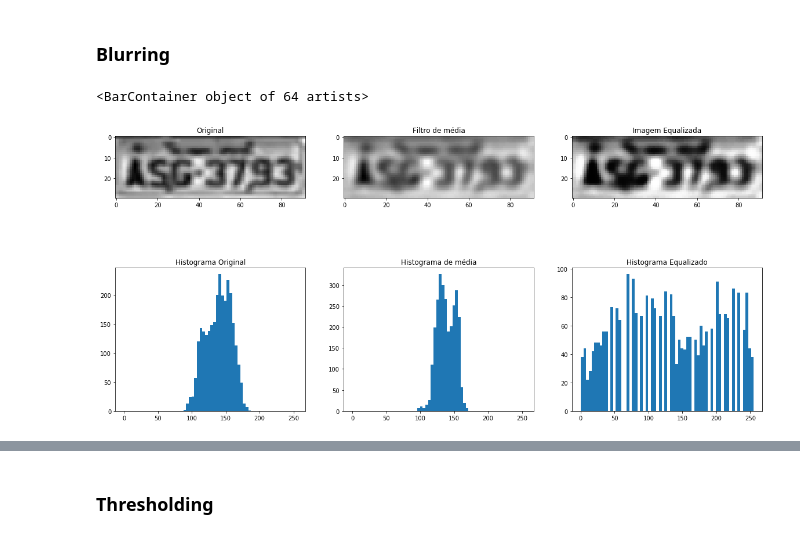
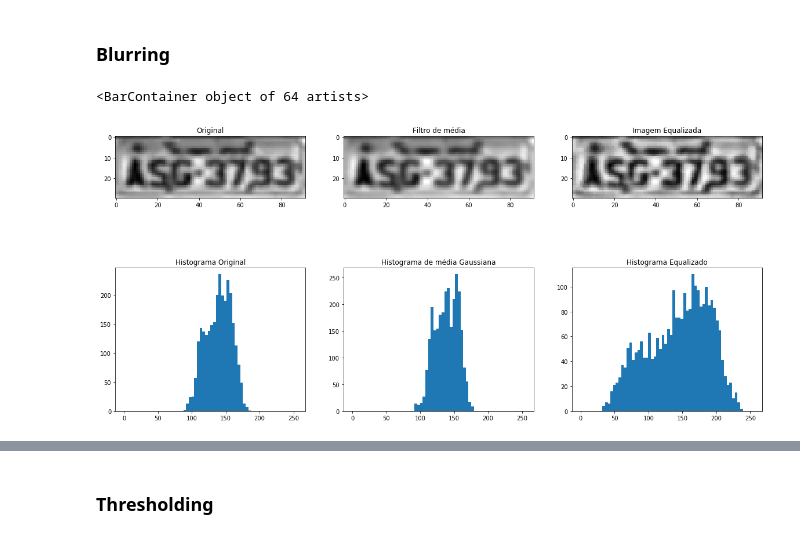
Before and after one commit to juliobguedes/ALPR-IA, a Jupyter notebook: code/Teste de Caracteres.ipynb, the cells around one changed output, grey strips where cells are left out. Cells and saved outputs as stored; diff of their text form; code cells hidden in the pictures.

```diff
--- a/code/Teste de Caracteres.ipynb
+++ b/code/Teste de Caracteres.ipynb
@@ -64,34 +73,37 @@ plt.bar(bin_centers, h, width=w)
 ###################################################################
 
 plt.subplot(2,3,2)
-teste_media = cv2.GaussianBlur(imagem.copy(), (5,5), 5, 5)
+# teste_media = cv2.GaussianBlur(imagem.copy(), (5,5), 21, 21)
+teste_media = cv2.bilateralFilter(imagem.copy(), 3, 75, 75)
 plt.title("Filtro de média")
 plt.imshow(teste_media, cmap="gray")
 
 nbins = 64
 h, bin_edges = np.histogram(teste_media.ravel(), nbins, (0, 255))
 w = 256 / nbins
 
 bin_centers = bin_edges[1:] - (w/2)
 plt.subplot(2,3,5)
-plt.title("Histograma de média")
+plt.title("Histograma de média Gaussiana")
 plt.bar(bin_centers, h, width=w)
 
 ###################################################################
 
 plt.subplot(2,3,3)
-teste_eql = cv2.equalizeHist(teste_media.copy(), (3,3))
+# teste_eql = cv2.equalizeHist(teste_media.copy(), (3,3))
+clahe = cv2.createCLAHE(clipLimit=2.0, tileGridSize=(8,8))
+teste_eql = clahe.apply(teste_media.copy())
 plt.title("Imagem Equalizada")
 plt.imshow(teste_eql.copy(), cmap="gray")
 
 nbins = 64
 h, bin_edges = np.histogram(teste_eql.ravel(), nbins, (0, 255))
 w = 256 / nbins
 
 bin_centers = bin_edges[1:] - (w/2)
 plt.subplot(2,3,6)
 plt.title("Histograma Equalizado")
 plt.bar(bin_centers, h, width=w)
 # %% [output]
 <BarContainer object of 64 artists>
-[figure, old version]
+[figure, new version]
```
Also changed, not shown: parts of 25 cells of this notebook, 2 other files.
